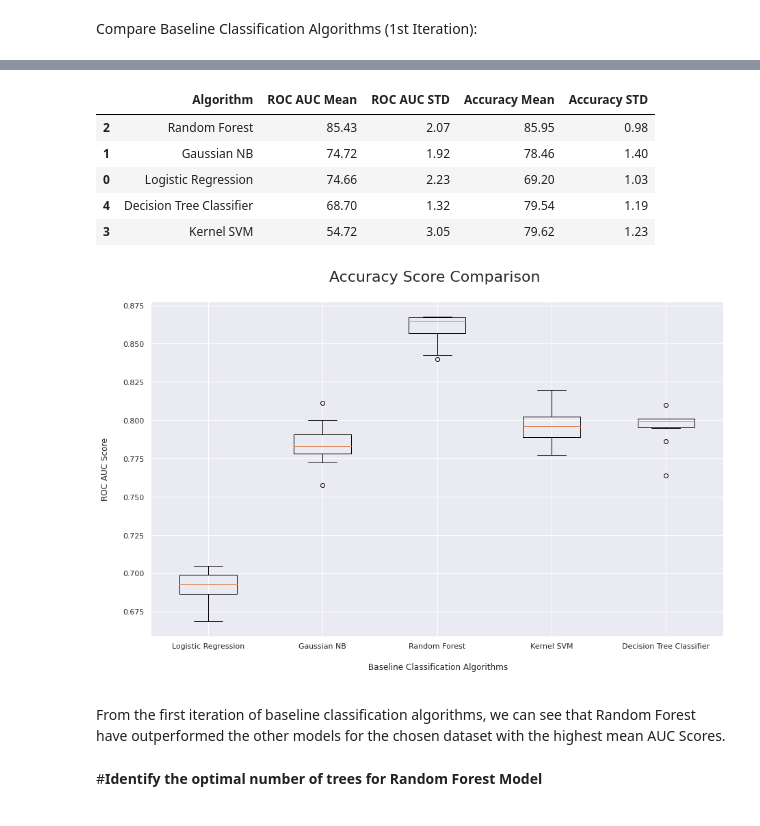
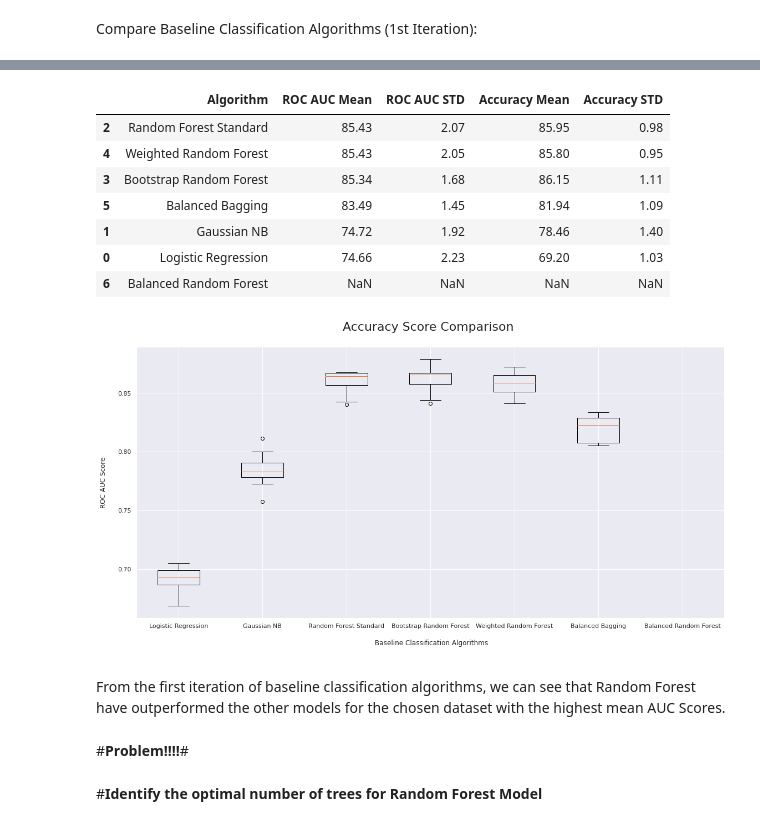
Before and after one commit to HoudaELB/Churn-Prediction-with-ML, a Jupyter notebook: Churn_Prediction.ipynb, the cells around one changed output, grey strips where cells are left out. Drawn from its saved outputs; the diff is of its cells as text; code cells hidden in the pictures.

```diff
--- a/Churn_Prediction.ipynb
+++ b/Churn_Prediction.ipynb
@@ -83,4 +82,4 @@ Mounted at /content/gdrive
 # %%
 #Getting the dataset and displaying it :
-df = pd.read_csv('/content/gdrive/My Drive/Churn Modeling.csv')
+df = pd.read_csv('/content/gdrive/My Drive/Churn_Modelling.csv')
 df.head()
@@ -333,7 +222,7 @@ Text(0.5, 1.0, 'Correlation with Churn Rate \n')
 # %% [markdown]
 # **Data preprocessing : Label Encoding & One  Hot Encoding**
 # %%
-'''
+
 # Label Encoding
 from sklearn.preprocessing import LabelEncoder
 
@@ -341,6 +230,5 @@ from sklearn.preprocessing import LabelEncoder
 labelencoder = LabelEncoder()
 
 # Assigning numerical values and storing them
-df['Geography'] = labelencoder.fit_transform(df['Geography'])
-df['Gender'] = labelencoder.fit_transform(df['Gender'])
-'''
+#df['Geography'] = labelencoder.fit_transform(df['Geography'])
+#df['Gender'] = labelencoder.fit_transform(df['Gender'])
@@ -358,3 +237,6 @@ df.head()
+# %%
+reason = df["Reason for exiting company"]
+df = df.drop(columns ="Reason for exiting company")
 # %%
 # One Hot Encoding
 
@@ -470,9 +317,15 @@ Compare Baseline Classification Algorithms (1st Iteration):
 models = []
 models.append(('Logistic Regression', LogisticRegression(solver='liblinear', random_state = 42,class_weight='balanced')))
 models.append(('Gaussian NB', GaussianNB()))
-models.append(('Random Forest', RandomForestClassifier(n_estimators=100, criterion = 'entropy', random_state = 42)))
-models.append(('Kernel SVM', SVC(kernel = 'rbf', random_state = 0)))
-models.append(('Decision Tree Classifier',DecisionTreeClassifier(criterion = 'entropy', random_state = 0)))
+models.append(('Random Forest Standard', RandomForestClassifier(n_estimators=100, criterion = 'entropy', random_state = 42)))
+models.append(('Bootstrap Random Forest', RandomForestClassifier(n_estimators=100, criterion = 'entropy', random_state = 42, class_weight='balanced_subsample')))
+models.append(('Weighted Random Forest', RandomForestClassifier(n_estimators=100, criterion = 'entropy', random_state = 42, class_weight='balanced')))
+models.append(('Balanced Bagging',BalancedBaggingClassifier()))#Problem!!!!!
+models.append(('Balanced Random Forest', BalancedRandomForestClassifier(n_estimators=10)))
+models.append(('Easy Ensemble', EasyEnsembleClassifier(n_estimators=10)))
+#models.append(('Kernel SVM', SVC(kernel = 'rbf', random_state = 0)))
+#models.append(('Decision Tree Classifier',DecisionTreeClassifier(criterion = 'entropy', random_state = 0)))
+#models.append(('Balanced Random Forest',BalancedRandomForestClassifier(n_estimators=100, random_state = 0)))
 #models.append(('SVC', SVC(kernel = 'linear', random_state = 0)))
 #Evaluating Model Results:
 acc_results = []
@@ -499,24 +370,28 @@ for name, model in models:
 model_results.sort_values(by=['ROC AUC Mean'], ascending=False)
 # %% [output]
 |  | Algorithm | ROC AUC Mean | ROC AUC STD | Accuracy Mean | Accuracy STD |
-| 2 | Random Forest | 85.43 | 2.07 | 85.95 | 0.98 |
+| 2 | Random Forest Standard | 85.43 | 2.07 | 85.95 | 0.98 |
+| 4 | Weighted Random Forest | 85.43 | 2.05 | 85.80 | 0.95 |
+| 3 | Bootstrap Random Forest | 85.34 | 1.68 | 86.15 | 1.11 |
+| 5 | Balanced Bagging | 83.49 | 1.45 | 81.94 | 1.09 |
 | 1 | Gaussian NB | 74.72 | 1.92 | 78.46 | 1.40 |
 | 0 | Logistic Regression | 74.66 | 2.23 | 69.20 | 1.03 |
-| 4 | Decision Tree Classifier | 68.70 | 1.32 | 79.54 | 1.19 |
-| 3 | Kernel SVM | 54.72 | 3.05 | 79.62 | 1.23 |
+| 6 | Balanced Random Forest | NaN | NaN | NaN | NaN |
 # %%
-fig = plt.figure(figsize=(15, 9))
+fig = plt.figure(figsize=(19, 9))
 ax = fig.add_subplot(111)
 plt.boxplot(acc_results)
 ax.set_xticklabels(names)
 plt.ylabel('ROC AUC Score\n',horizontalalignment="center",fontstyle = "normal",fontsize = "large", fontfamily = "sans-serif")
 plt.xlabel('\n Baseline Classification Algorithms\n',horizontalalignment="center",fontstyle = "normal",fontsize = "large", fontfamily = "sans-serif")
 plt.title('Accuracy Score Comparison \n',horizontalalignment="center", fontstyle = "normal",fontsize = "22", fontfamily = "sans-serif")
 #plt.legend(loc='top right', fontsize = "medium")
 plt.xticks(rotation=0, horizontalalignment="center")
 plt.yticks(rotation=0, horizontalalignment="right")
 plt.show()
 # %% [output]
-[figure, old version]
+[figure, new version]
 # %% [markdown]
 From the first iteration of baseline classification algorithms, we can see that Random Forest have outperformed the other models for the chosen dataset with the highest mean AUC Scores.
+# %% [markdown]
+#**Problem!!!!**#
```
Also changed, not shown: parts of 44 cells of this notebook.
